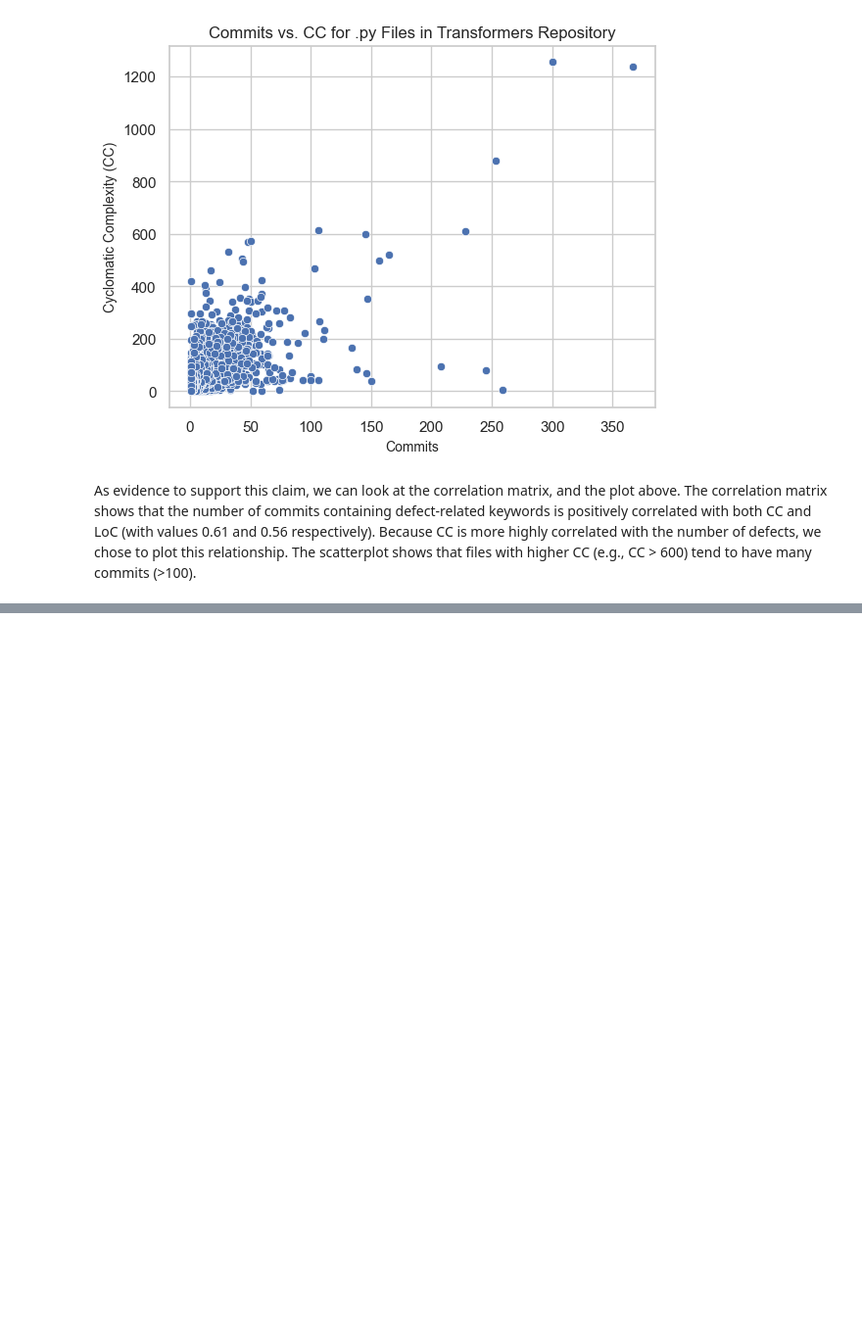
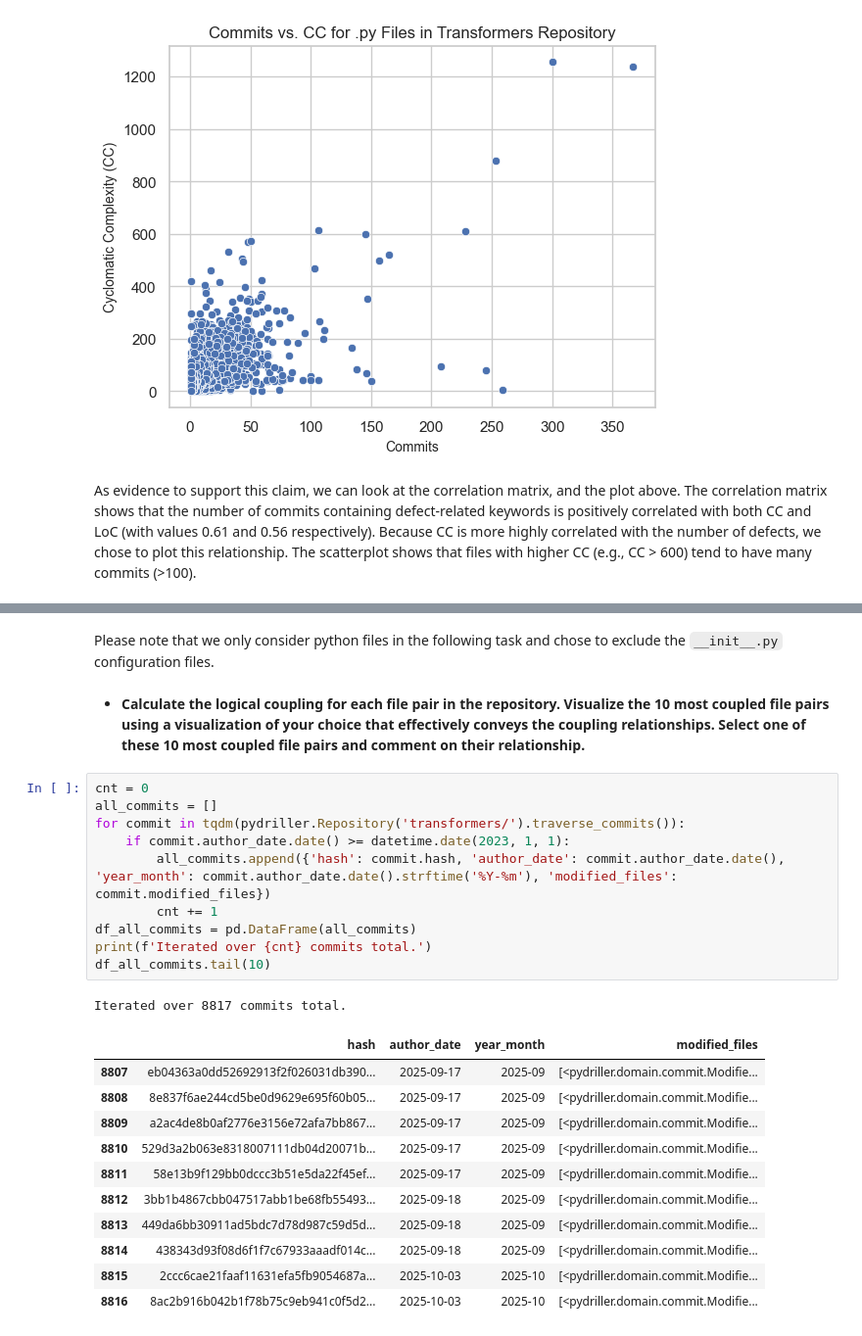
Before and after one commit to dominic-tobler/fss-group-dorech-FSS_SE_Sheet_1, a Jupyter notebook: sample.ipynb, the cells around one changed output, grey strips where cells are left out. Shown at 98% size. Cells and saved outputs as stored; diff of their text form; blank space fills up the shorter version.

Commit message:
wip: task 3

````diff
--- a/sample.ipynb
+++ b/sample.ipynb
@@ -302 +302,28 @@ As evidence to support this claim, we can look at the correlation matrix, and th
 <b>Logical coupling occurs when two seemingly distinct files are functionally related. It can be detected by mining software repositories to see which files tend to be committed together frequently over time. With that in mind, complete the following analysis:</b>
+# %% [markdown]
+Please note that we only consider python files in the following task and chose to exclude the ```__init__.py``` configuration files.
+# %% [markdown]
+* <b>Calculate the logical coupling for each file pair in the repository. Visualize the 10 most coupled file pairs using a visualization of your choice that effectively conveys the coupling relationships. Select one of these 10 most coupled file pairs and comment on their relationship.</b>
+# %%
+cnt = 0
+all_commits = []
+for commit in tqdm(pydriller.Repository('transformers/').traverse_commits()):
+    if commit.author_date.date() >= datetime.date(2023, 1, 1):
+        all_commits.append({'hash': commit.hash, 'author_date': commit.author_date.date(), 'year_month': commit.author_date.date().strftime('%Y-%m'), 'modified_files': commit.modified_files})
+        cnt += 1
+df_all_commits = pd.DataFrame(all_commits)
+print(f'Iterated over {cnt} commits total.')
+df_all_commits.tail(10)
+# %% [output]
+Iterated over 8817 commits total.
+|  | hash | author_date | year_month | modified_files |
+| 8807 | eb04363a0dd52692913f2f026031db390... | 2025-09-17 | 2025-09 | [<pydriller.domain.commit.Modifie... |
+| 8808 | 8e837f6ae244cd5be0d9629e695f60b05... | 2025-09-17 | 2025-09 | [<pydriller.domain.commit.Modifie... |
+| 8809 | a2ac4de8b0af2776e3156e72afa7bb867... | 2025-09-17 | 2025-09 | [<pydriller.domain.commit.Modifie... |
+| 8810 | 529d3a2b063e8318007111db04d20071b... | 2025-09-17 | 2025-09 | [<pydriller.domain.commit.Modifie... |
+| 8811 | 58e13b9f129bb0dccc3b51e5da22f45ef... | 2025-09-17 | 2025-09 | [<pydriller.domain.commit.Modifie... |
+| 8812 | 3bb1b4867cbb047517abb1be68fb55493... | 2025-09-18 | 2025-09 | [<pydriller.domain.commit.Modifie... |
+| 8813 | 449da6bb30911ad5bdc7d78d987c59d5d... | 2025-09-18 | 2025-09 | [<pydriller.domain.commit.Modifie... |
+| 8814 | 438343d93f08d6f1f7c67933aaadf014c... | 2025-09-18 | 2025-09 | [<pydriller.domain.commit.Modifie... |
+| 8815 | 2ccc6cae21faaf11631efa5fb9054687a... | 2025-10-03 | 2025-10 | [<pydriller.domain.commit.Modifie... |
+| 8816 | 8ac2b916b042b1f78b75c9eb941c0f5d2... | 2025-10-03 | 2025-10 | [<pydriller.domain.commit.Modifie... |
````
Also changed, not shown: parts of 7 cells of this notebook.
